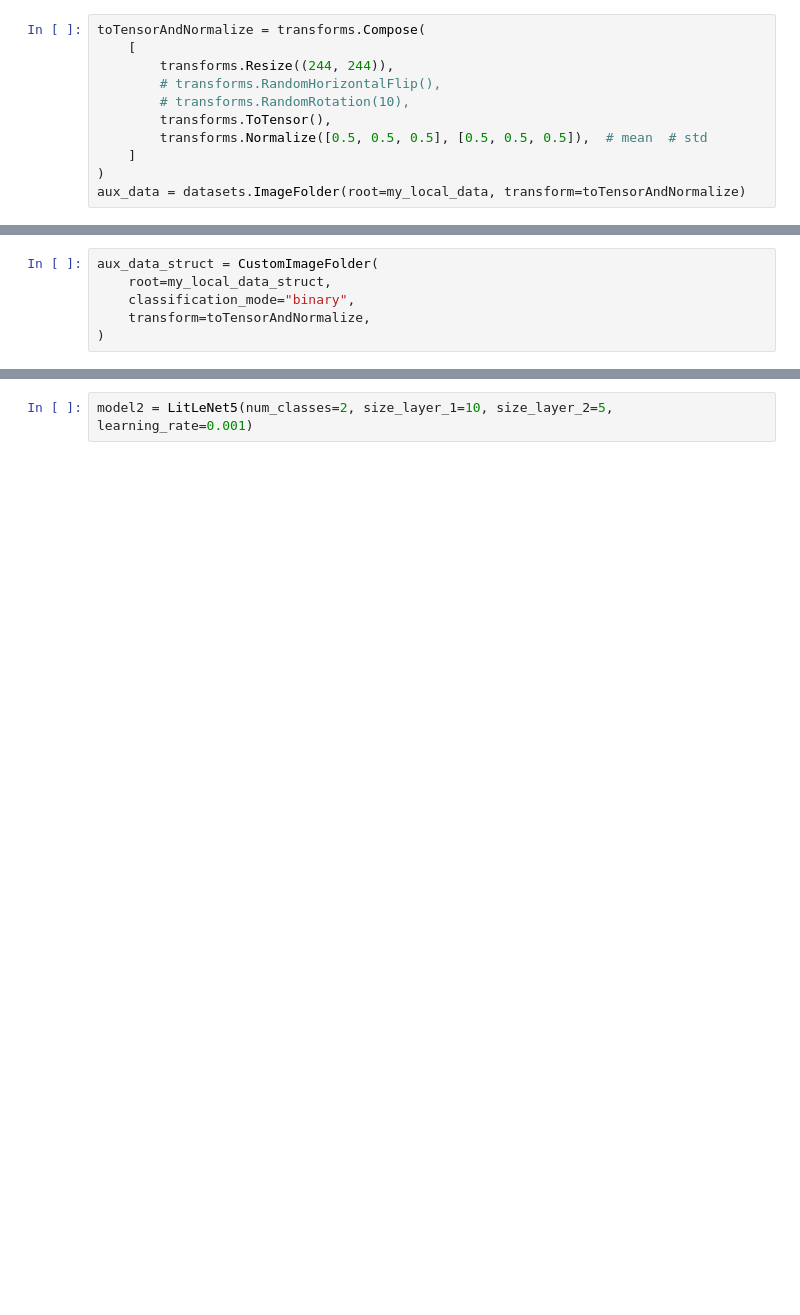
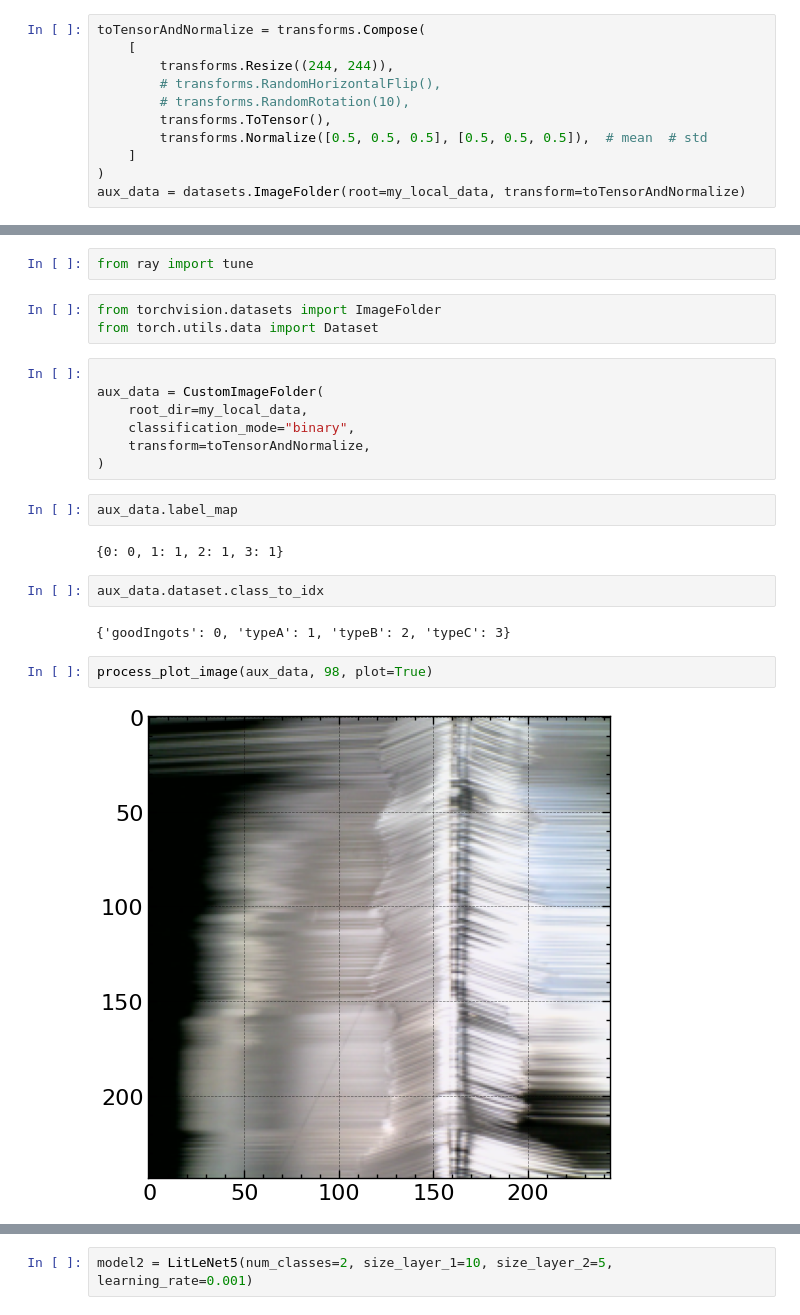
Before and after one commit to alfredoisg/structure-loss-classification, a Jupyter notebook: testing.ipynb, the cells around one changed output, grey strips where cells are left out. Saved outputs shown, nothing was run; the diff lists cells and outputs as text; blank space fills up the shorter version.

Commit message:
adjusted datasets

```diff
--- a/testing.ipynb
+++ b/testing.ipynb
@@ -66,9 +71,27 @@ from datasets.datasets import CustomImageFolder
+# %%
+from ray import tune
+# %%
+from torchvision.datasets import ImageFolder
+from torch.utils.data import Dataset
 # %%
-aux_data_struct = CustomImageFolder(
-    root=my_local_data_struct,
+
+aux_data = CustomImageFolder(
+    root_dir=my_local_data,
     classification_mode="binary",
     transform=toTensorAndNormalize,
 )
+# %%
+aux_data.label_map
+# %% [output]
+{0: 0, 1: 1, 2: 1, 3: 1}
+# %%
+aux_data.dataset.class_to_idx
+# %% [output]
+{'goodIngots': 0, 'typeA': 1, 'typeB': 2, 'typeC': 3}
+# %%
+process_plot_image(aux_data, 98, plot=True)
+# %% [output]
+[figure, added]
 # %%
 # Try to load cached targets first
 try:
```
Also changed, not shown: parts of 19 cells of this notebook, 23 other files.
